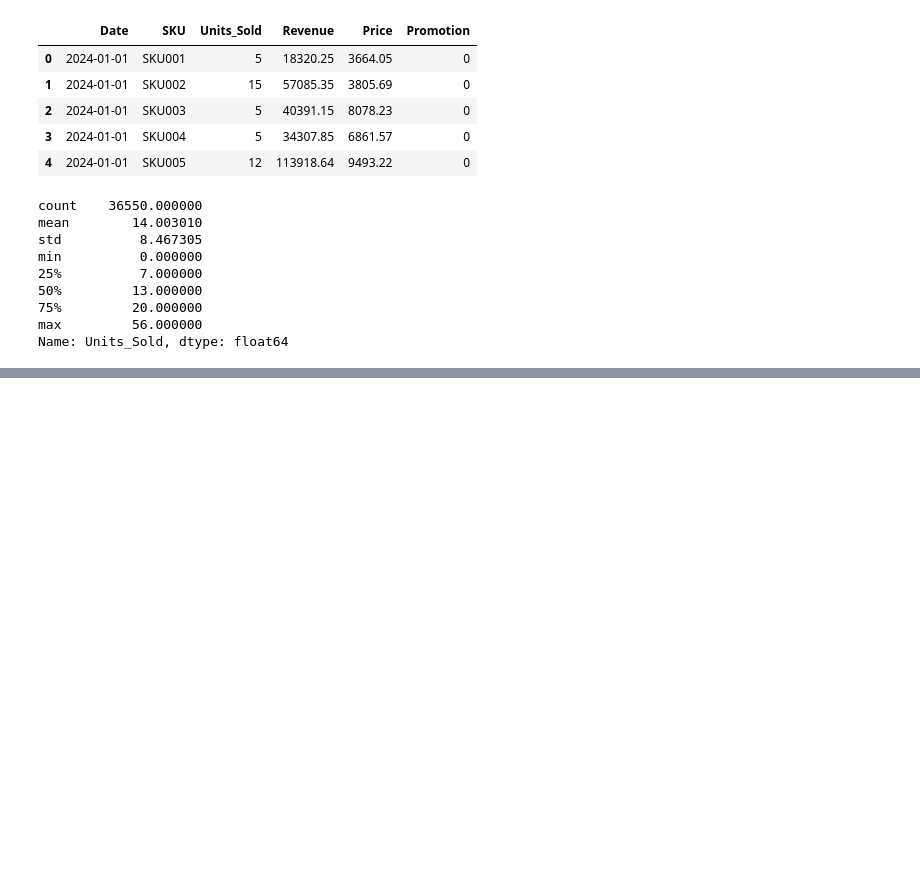
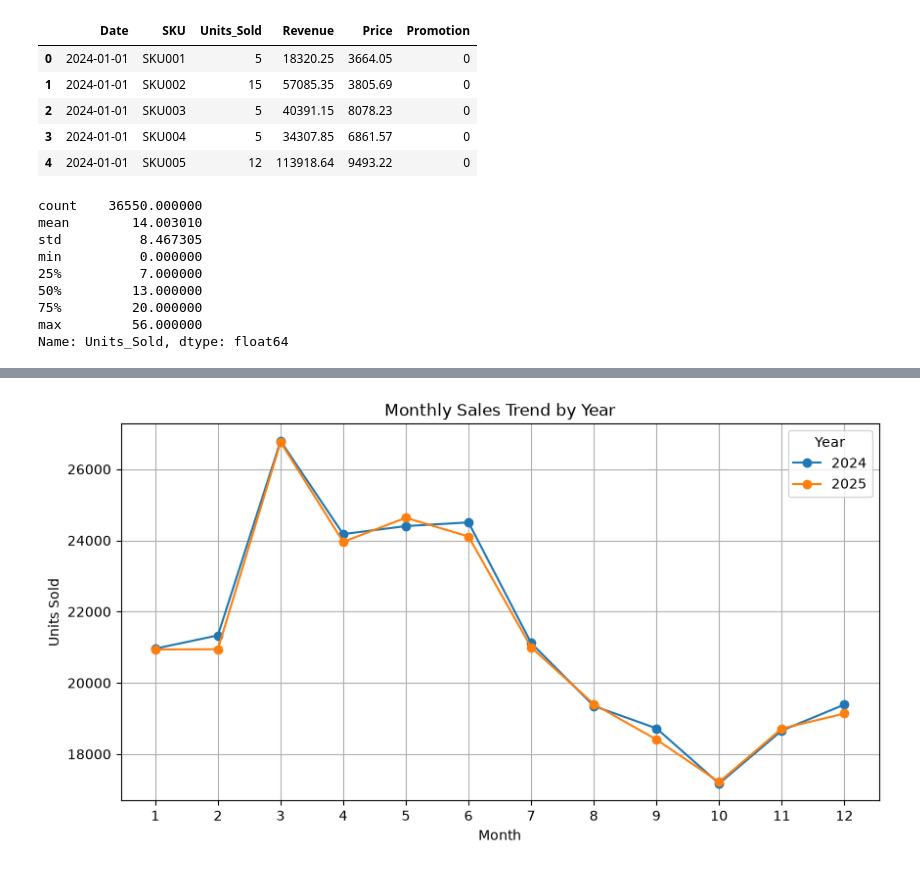
Before and after one commit to Gauravsaini328/ZIDIO_FORESIGHT_PROJECT, a Jupyter notebook: notebooks/eda.ipynb, the cells around one changed output, grey strips where cells are left out. Cells and saved outputs as stored; diff of their text form; code cells hidden in the pictures; blank space fills up the shorter version.

```diff
--- a/notebooks/eda.ipynb
+++ b/notebooks/eda.ipynb
@@ -33,0 +75,5 @@ KeyError: 'asc'
+# %%
+# Finding monthly sales trend
+sales["Date"] = pd.to_datetime(sales["Date"])
+sales["Month"] = sales["Date"].dt.month
+sales.groupby("Month")["Units_Sold"].sum()
@@ -33,0 +95,4 @@ KeyError: 'asc'
+# %%
+# Finding monthly sales by year
+sales["Year"] = sales["Date"].dt.year
+sales.groupby(["Year","Month"])["Units_Sold"].sum()
@@ -33,0 +312,4 @@ KeyError: 'asc'
+# %%
+# Comparing monthly demand across years
+monthly_sales = (sales.groupby(["Year", "Month"])["Units_Sold"].sum().reset_index())
+print(monthly_sales)
@@ -33,0 +334,4 @@ KeyError: 'asc'
+# %%
+# Comparing monthly demand between 2024 and 2025
+monthly_comparison = monthly_sales.pivot(index="Month",columns="Year",values="Units_Sold")
+print(monthly_comparison)
@@ -33,0 +353,14 @@ KeyError: 'asc'
+# %%
+# Plotting monthly demand patterns
+import matplotlib.pyplot as plt
+
+monthly_comparison.plot(kind="line",marker="o",figsize=(10, 5))
+
+plt.title("Monthly Sales Trend by Year")
+plt.xlabel("Month")
+plt.ylabel("Units Sold")
+plt.xticks(range(1, 13))
+plt.grid(True)
+plt.show()
+# %% [output]
+[figure, added]
```
Also changed, not shown: parts of 24 cells of this notebook.
